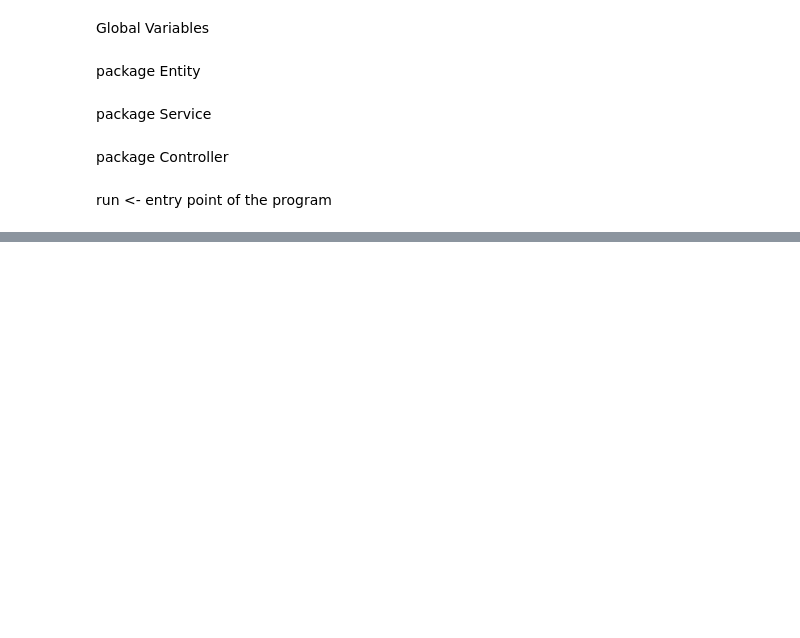
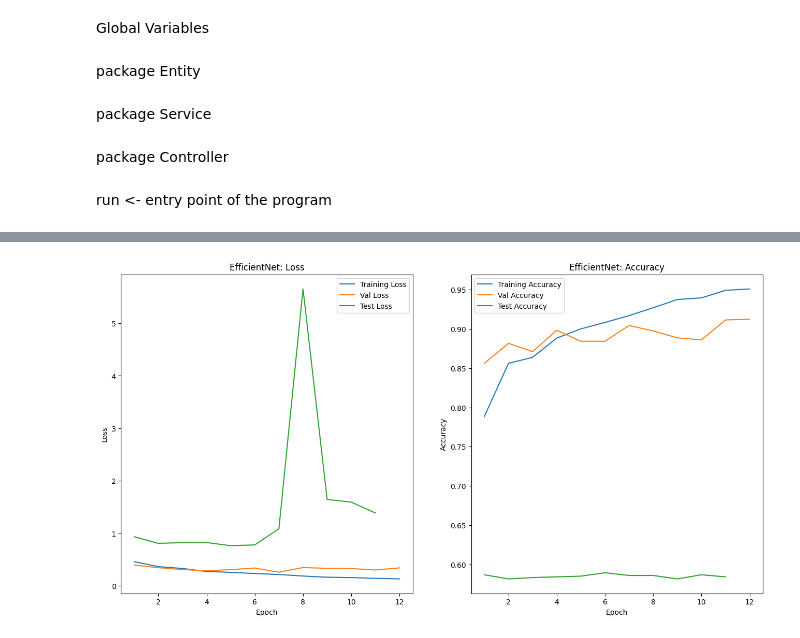
Before and after one commit to kaixinrongzi/SaintGeorgeClassify, a Jupyter notebook: SaintGeorgeClassify.ipynb, the cells around one changed output, grey strips where cells are left out. Cells and saved outputs as stored; diff of their text form; code cells hidden in the pictures; blank space fills up the shorter version.

```diff
--- a/SaintGeorgeClassify.ipynb
+++ b/SaintGeorgeClassify.ipynb
@@ -54,12 +125,12 @@ class CustomDataset(Dataset):
         return len(self.image_paths)
 
 
-    def __getitem__(self, idx:int) -> Tuple[object, int]:
+    def __getitem__(self, idx:int):
         image_path = self.image_paths[idx]
         image = Image.open(image_path).convert('RGB')  # Ensure consistent color format
         label = self.labels[idx]
 
-        return image, label
+        return image, label, image_path
 
 
 class SubsetDataset(Dataset):
@@ -73,10 +144,10 @@ class SubsetDataset(Dataset):
         return len(self.indices)
 
     def __getitem__(self, idx: int):
-        image, label = self.dataset[self.indices[idx]]
+        image, label, image_path = self.dataset[self.indices[idx]]
         if self.transform:
             image = self.transform(image)
-        return image, label
+        return image, label, image_path
 # %% [markdown]
 package Service
 # %%
@@ -293,7 +433,7 @@ class SaintGeorgeClassify:
 
         resnet18 = models.resnet18(weights=ResNet18_Weights.DEFAULT)
         resnet18.fc = nn.Sequential(
-            nn.Linear(resnet18.fc.in_features, 1), # Binary classification: output size = 1
+            nn.Linear(resnet18.fc.in_features, 2), # Binary classification: output size = 1
             nn.Sigmoid()    # Sigmoid activation
         )
         resnet18.to(self.device)
@@ -306,14 +446,14 @@ class SaintGeorgeClassify:
         ViT_B_16.heads.head = nn.Linear(in_features=768, out_features=2)
         ViT_B_16.to(self.device)
 
-        self.models = [resnet18, efficientNet, ViT_B_16]
+        self.models = [efficientNet, resnet18, ViT_B_16]
 
 
-    def run(self, dataset_dir):
+    def run(self, dataset_dir, epoch_nums):
 
         # data transformers to augment dataset
         train_transforms = transforms.Compose([
-            transforms.RandomResizedCrop(size=(224, 224)),  # Randomly crop and resize to the specified size
+            transforms.Resize(size=(224, 224)),  # Randomly crop and resize to the specified size
             transforms.RandomHorizontalFlip(),  # Randomly flip the image horizontally
             transforms.ColorJitter(brightness=0.2, contrast=0.2, saturation=0.2, hue=0.1),  # Random color jitter
             transforms.RandomRotation(degrees=15),  # Randomly rotate the image by ±15 degrees
@@ -366,18 +506,18 @@ class SaintGeorgeClassify:
         test_dataset = SubsetDataset(dataset, test_indices, test_transform)
 
         # get criterion
-        criterion = nn.BCELoss()
+        criterion = nn.CrossEntropyLoss()
 
         # Get appropriate model
         for model in self.models:
 
-            # train model
-            trainer = Trainer()
-            trainer.train_dispatch(model, train_dataset, val_dataset, criterion, 1)
+            # train, val, and test model
+            trainer = Trainer(criterion)
+            best_model = trainer.train_dispatch(model, train_dataset, val_dataset, test_dataset, epoch_nums)
 
-            # test model
-            best_model_by_val = model.load_state_dict(torch.load(os.path.join(RESULTS_DIR, f'{model.__class__.__name__}_best_model.pth')))
-            trainer.test(best_model_by_val, test_dataset)
+            # # test model
+            # model.load_state_dict(torch.load(os.path.join(RESULTS_DIR, f'{model.__class__.__name__}_best_model.pth')))
+            # trainer.test(best_model, test_dataset)
 
         # model = torchvision.models.resnet18(weights=ResNet18_Weights.DEFAULT)
         # model.fc = nn.Sequential(
@@ -396,7 +536,7 @@ saint_george_classifier = SaintGeorgeClassify()
 # current_dir = os.path.dirname(os.path.abspath(__file__))
 # path = Path(current_dir).resolve().parent.resolve()
 
-saint_george_classifier.run("/content/drive/MyDrive/SaintGeorgeClassify/data")
+saint_george_classifier.run(DATA_DIR, 20)
 # %% [output]
 class_dir=/content/drive/MyDrive/SaintGeorgeClassify/data/georges
 class_dir=/content/drive/MyDrive/SaintGeorgeClassify/data/non_georges
@@ -403,0 +558 @@ AdamW, lr=0.001, weight_decay=1e-06
+[figure, added]
```
Also changed, not shown: parts of 11 cells of this notebook.
